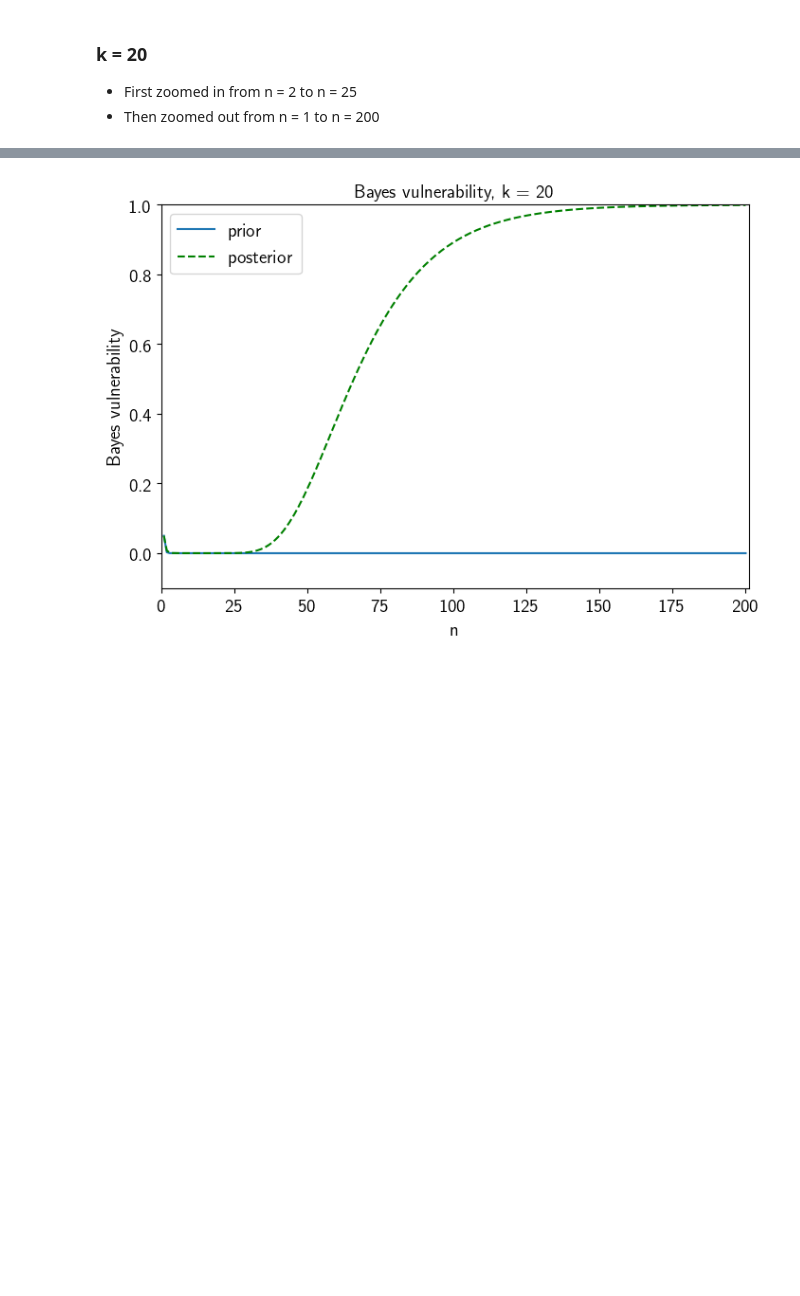
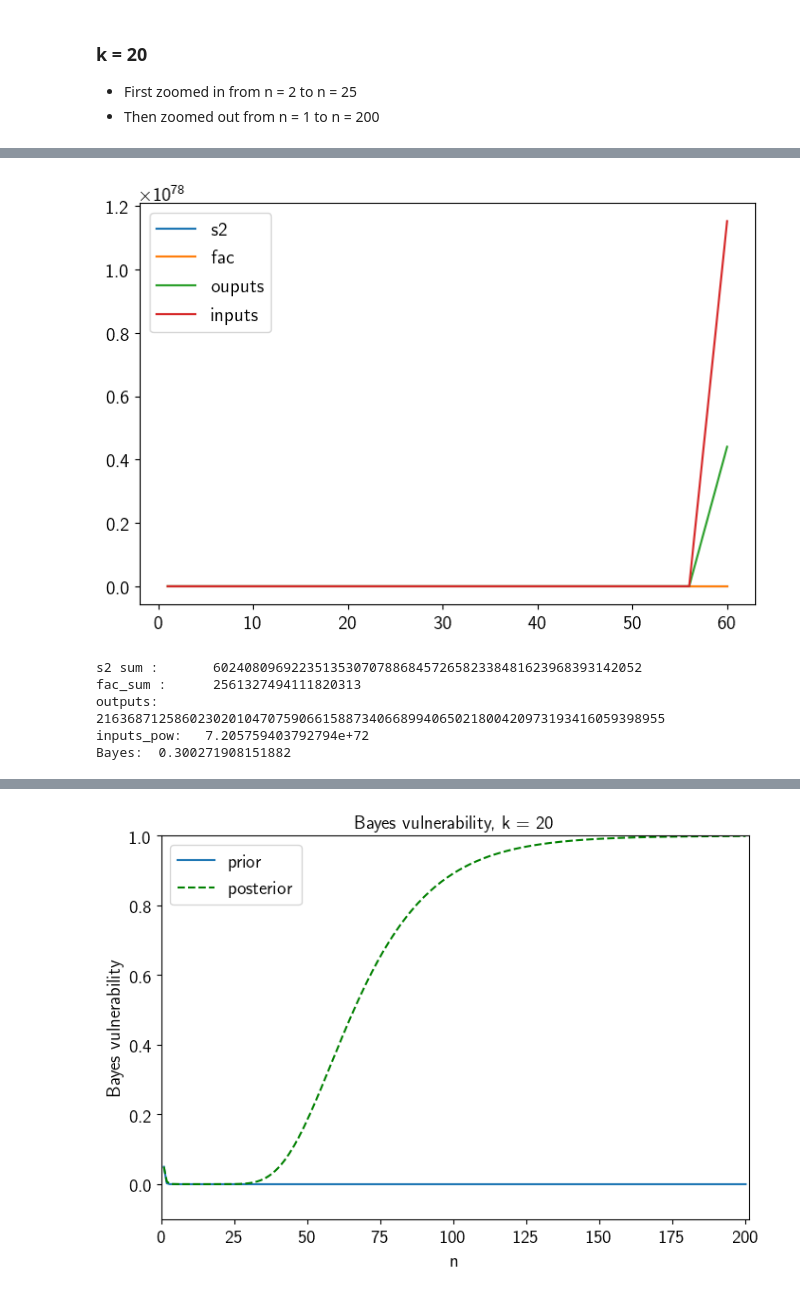
Before and after one commit to majk12/ore, a Jupyter notebook: ore_ideal_bayes.ipynb, the cells around one changed output, grey strips where cells are left out. Drawn from its saved outputs; the diff is of its cells as text; code cells hidden in the pictures; blank space fills up the shorter version.

```diff
--- a/ore_ideal_bayes.ipynb
+++ b/ore_ideal_bayes.ipynb
@@ -40,0 +53,7 @@ def uni_ore_bayes(n, k):
+# %%
+k_values = [3, 4, 5, 6, 7, 8, 9, 10, 11, 12, 13, 14, 15, 16]
+n = 5
+Idealn5 = []
+for i in k_values:
+    Idealn5.append(uni_ore_bayes(n, i))
+print(Idealn5)
@@ -188,0 +239,51 @@ zoom_graph_it_bayes(n_range, k, df)
+# %%
+def graph_test(k):
+    n_list = [1, 5, 10, 15, 20, 25, 30, 35, 40, 45, 50, 51, 52, 53, 54, 55, 56, 60]
+    s2_sum_list = []
+    fac_sum_list = []
+    outputs_list =[]
+    inputs_pow_list = []
+    for x in n_list:
+        s2_sum, fac_sum, outputs, inputs_pow = test_uni_ore_bayes(x, k)
+        s2_sum_list.append(s2_sum)
+        fac_sum_list.append(fac_sum)
+        outputs_list.append(outputs)
+        inputs_pow_list.append(inputs_pow)
+    df = pd.DataFrame(
+    {'n':n_list,
+     's2':s2_sum_list,
+     'fac':fac_sum_list,
+     'ouputs':outputs_list,
+     'inputs':inputs_pow_list
+    }
+)
+    plt.plot('n', 's2',
+             data=df,
+             label="s2")
+    plt.plot('n', 'fac',
+             data=df,
+             label="fac")
+    plt.plot('n', 'ouputs',
+             data=df,
+             label="ouputs")
+    plt.plot('n', 'inputs',
+             data=df,
+             label="inputs")
+    plt.legend()
+    plt.show()
+    plt.close()
+# %%
+graph_test(20)
+# %% [output]
+[figure, added]
+# %%
+n = 56 # play with this value
+k = 20
+bayes = test_uni_ore_bayes(n, k)
+print("Bayes: ", bayes)
+# %% [output]
+s2 sum :       6024080969223513530707886845726582338481623968393142052
+fac_sum :      2561327494111820313
+outputs:       2163687125860230201047075906615887340668994065021800420973193416059398955
+inputs_pow:   7.205759403792794e+72
+Bayes:  0.300271908151882
```
Also changed, not shown: parts of 9 cells of this notebook.
